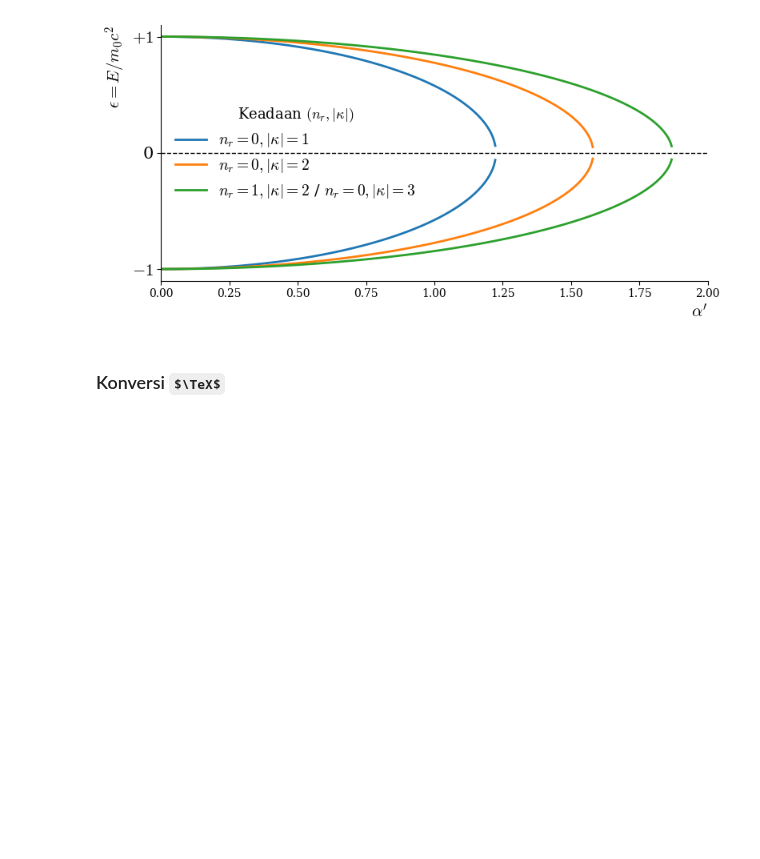
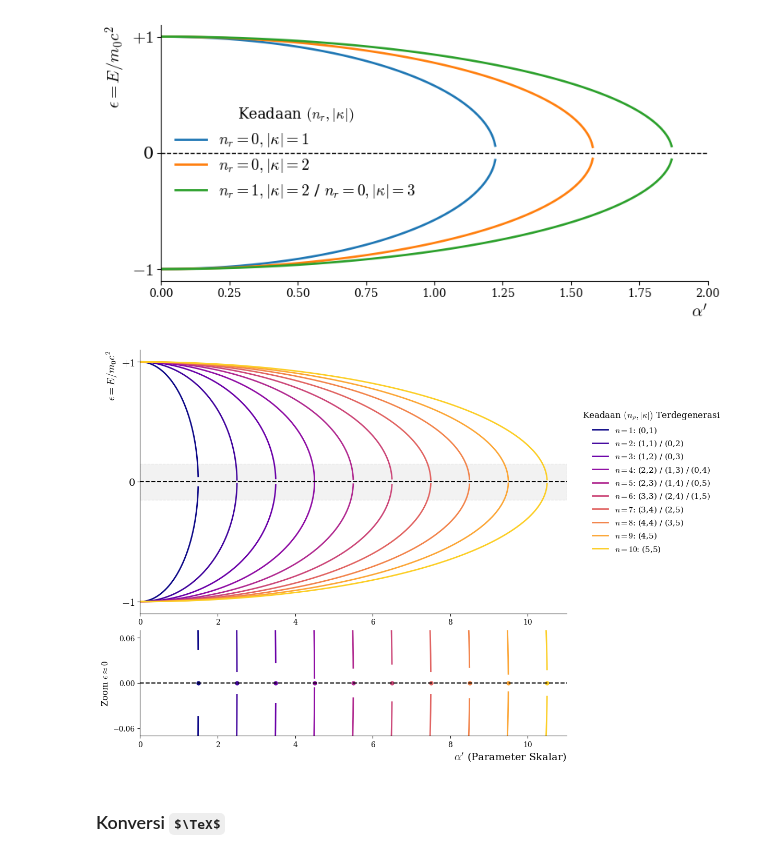
Before and after one commit to oszavla/Dirac-Schwarz, a Jupyter notebook: Aproksimasi_Wentzel_Kramers_Brillouin_(WKB).ipynb, the cells around one changed output. Saved outputs shown, nothing was run; the diff lists cells and outputs as text; code cells hidden in the pictures; some formulas as TeX source; blank space fills up the shorter version.

```diff
--- a/Aproksimasi_Wentzel_Kramers_Brillouin_(WKB).ipynb
+++ b/Aproksimasi_Wentzel_Kramers_Brillouin_(WKB).ipynb
@@ -210,6 +271,105 @@ plt.tight_layout()
 plt.show()
 # %% [output]
 [figure]
+# %%
+import numpy as np
+import matplotlib.pyplot as plt
+import matplotlib.cm as cm
+import matplotlib.gridspec as gridspec
+from matplotlib.patches import Rectangle
+
+# Perluas rentang alpha_prime hingga 11 untuk mengakomodasi N=10
+# Resolusi ditingkatkan (5000) agar mendekati titik nol secara lebih mulus
+alpha_prime = np.linspace(0, 11.0, 5000)
+
+kappas_abs = [1, 2, 3, 4, 5]
+degenerate_states = {}
+
+for k in kappas_abs:
+    for n_r in range(k + 1):
+        N_sum = n_r + k
+        denom = N_sum + 0.5
+        label_str = f"({n_r},{k})"
+        if denom not in degenerate_states:
+            degenerate_states[denom] = []
+        degenerate_states[denom].append(label_str)
+
+def calc_epsilon(alpha, denom):
+    valid = (alpha**2) <= (denom**2)
+    E = np.full_like(alpha, np.nan)
+    E[valid] = np.sqrt(1 - (alpha[valid]**2) / (denom**2))
+    return E
+
+# SOLUSI WARNING: Gunakan constrained_layout=True sejak awal pembuatan figure
+fig = plt.figure(figsize=(12, 8), constrained_layout=True)
+
+# Parameter hspace bisa dihilangkan karena constrained_layout akan mengaturnya otomatis
+gs = gridspec.GridSpec(2, 1, height_ratios=[2.5, 1], figure=fig)
+
+ax_main = fig.add_subplot(gs[0])   # Plot Utama
+ax_inset = fig.add_subplot(gs[1])  # Plot Inset (Perbesaran)
+
+sorted_denoms = sorted(degenerate_states.keys())
+colors = cm.plasma(np.linspace(0, 0.9, len(sorted_denoms)))
+
+for idx, denom in enumerate(sorted_denoms):
+    states_list = degenerate_states[denom]
+    if len(states_list) > 4:
+        label_display = " / ".join(states_list[:4]) + ", dsb"
+    else:
+        label_display = " / ".join(states_list)
+
+    N_int = int(denom - 0.5)
+    label = f"$n={N_int}$: {label_display}"
+
+    E_pos = calc_epsilon(alpha_prime, denom)
+
+    # 1. Gambar pada Plot Utama
+    ax_main.plot(alpha_prime, E_pos, label=label, color=colors[idx], linewidth=2)
+    ax_main.plot(alpha_prime, -E_pos, color=colors[idx], linewidth=2)
+
+    # 2. Gambar pada Plot Inset
+    ax_inset.plot(alpha_prime, E_pos, color=colors[idx], linewidth=2)
+    ax_inset.plot(alpha_prime, -E_pos, color=colors[idx], linewidth=2)
+
+    # Tambahkan penanda (dot) di lokasi pasti cut-off
+    ax_inset.plot(denom, 0, marker='o', color=colors[idx], markersize=5)
+
+### FORMATTING PLOT UTAMA ###
+ax_main.set_xlim(0, max(alpha_prime))
+ax_main.set_ylim(-1.1, 1.1)
+ax_main.set_ylabel(r'$\epsilon = E/m_0c^2$', fontsize=14, loc='top')
+ax_main.set_yticks([-1, 0, 1])
+ax_main.set_yticklabels([r'$-1$', '0', r'$+1$'], fontsize=14)
+ax_main.spines['top'].set_visible(False)
+ax_main.spines['right'].set_visible(False)
+ax_main.axhline(0, color='black', linewidth=1.5, linestyle='--')
+
+# Letakkan Legend di luar grafik utama
+ax_main.legend(title=r"Keadaan $(n_\rho, |\kappa|)$ Terdegenerasi",
+               bbox_to_anchor=(1.02, 0.5), loc='center left',
+               frameon=False, fontsize=11, title_fontsize=12)
+
+# Tambahkan kotak pembatas bayangan di plot utama
+rect = Rectangle((0, -0.15), max(alpha_prime), 0.3, linewidth=1,
+                 edgecolor='gray', facecolor='gray', alpha=0.1, linestyle='--')
+ax_main.add_patch(rect)
+
+### FORMATTING PLOT INSET (PERBESARAN) ###
+ax_inset.set_xlim(0, max(alpha_prime))
+ax_inset.set_ylim(-0.07, 0.07)
+ax_inset.set_xlabel(r'$\alpha^\prime$ (Parameter Skalar)', fontsize=14, loc='right')
+ax_inset.set_ylabel(r'Zoom $\epsilon \approx 0$', fontsize=12)
+ax_inset.set_yticks([-0.06, 0, 0.06])
+ax_inset.spines['top'].set_visible(False)
+ax_inset.spines['right'].set_visible(False)
+ax_inset.axhline(0, color='black', linewidth=1.5, linestyle='--')
+
+# plt.tight_layout() # Baris ini Dihapus agar tidak konflik dengan constrained_layout
+
+plt.show()
+# %% [output]
+[figure, added]
 # %% [markdown]
 ### Konversi $\TeX$
 # %%
```
Also changed, not shown: parts of 1 cell of this notebook.
